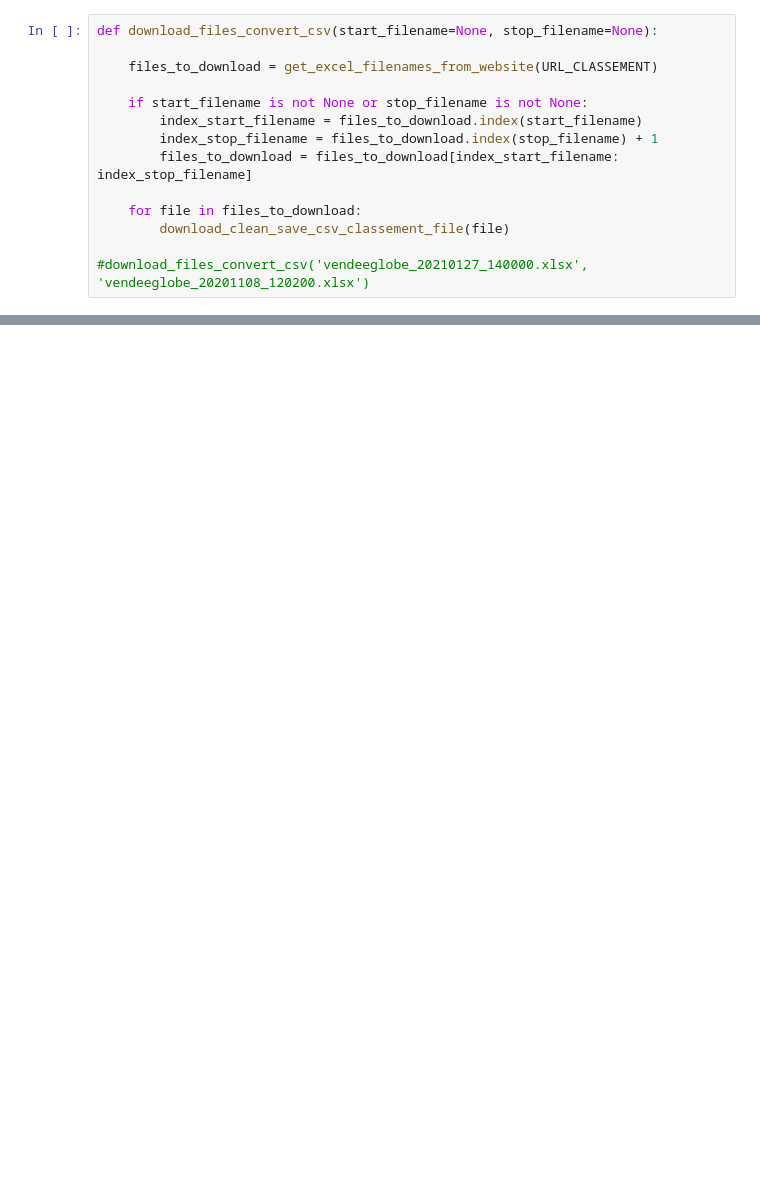
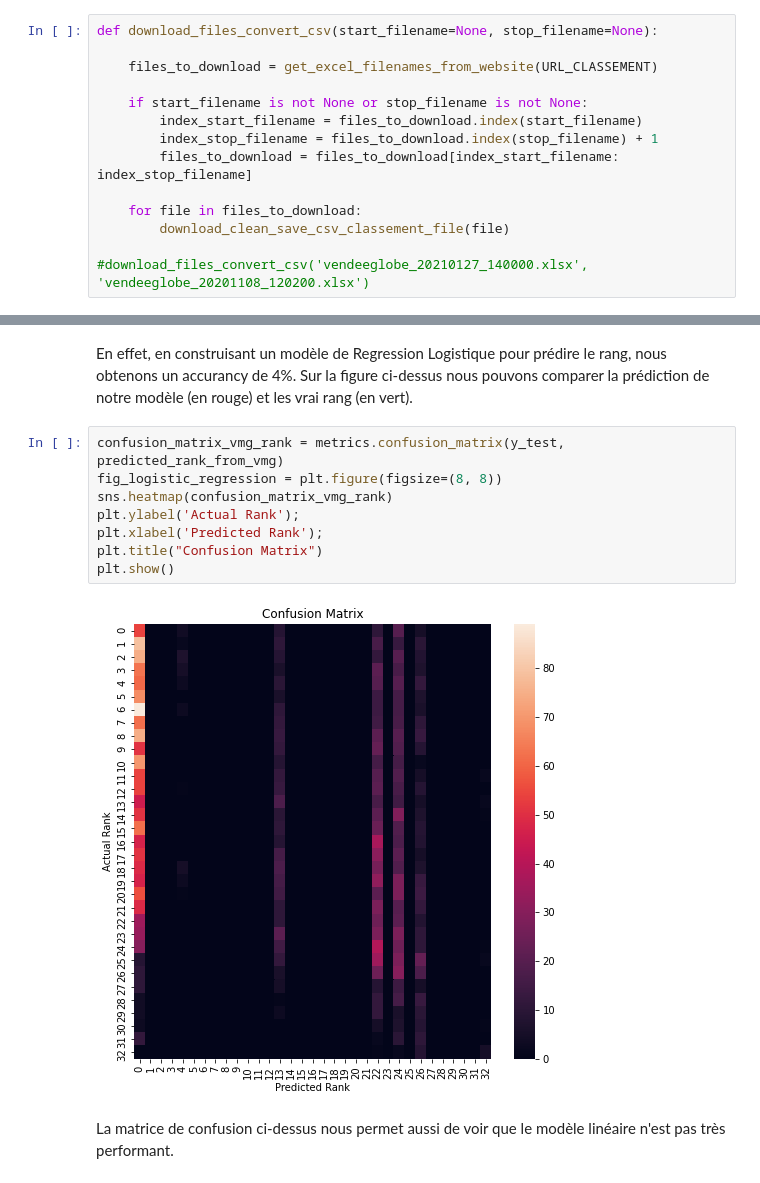
Before and after one commit to Kit-BIGDATA-Telecom-2022-2023/kovila_pauvaday, a Jupyter notebook: projet/projet_vendee_globe.ipynb, the cells around one changed output, grey strips where cells are left out. Saved outputs shown, nothing was run; the diff lists cells and outputs as text; blank space fills up the shorter version.

```diff
--- a/projet/projet_vendee_globe.ipynb
+++ b/projet/projet_vendee_globe.ipynb
@@ -478,0 +464,14 @@ La matrice de confusion ci-dessus nous permet aussi de voir que le modèle liné
+# %% [markdown]
+En effet, en construisant un modèle de Regression Logistique pour prédire le rang, nous obtenons un accurancy de 4%. Sur la figure ci-dessus nous pouvons comparer la prédiction de notre modèle (en rouge) et les vrai rang (en vert).
+# %%
+confusion_matrix_vmg_rank = metrics.confusion_matrix(y_test, predicted_rank_from_vmg)
+fig_logistic_regression = plt.figure(figsize=(8, 8))
+sns.heatmap(confusion_matrix_vmg_rank)
+plt.ylabel('Actual Rank');
+plt.xlabel('Predicted Rank');
+plt.title("Confusion Matrix")
+plt.show()
+# %% [output]
+[figure, added]
+# %% [markdown]
+La matrice de confusion ci-dessus nous permet aussi de voir que le modèle linéaire n'est pas très performant.
```
Also changed, not shown: parts of 33 cells of this notebook, 2 other files.
